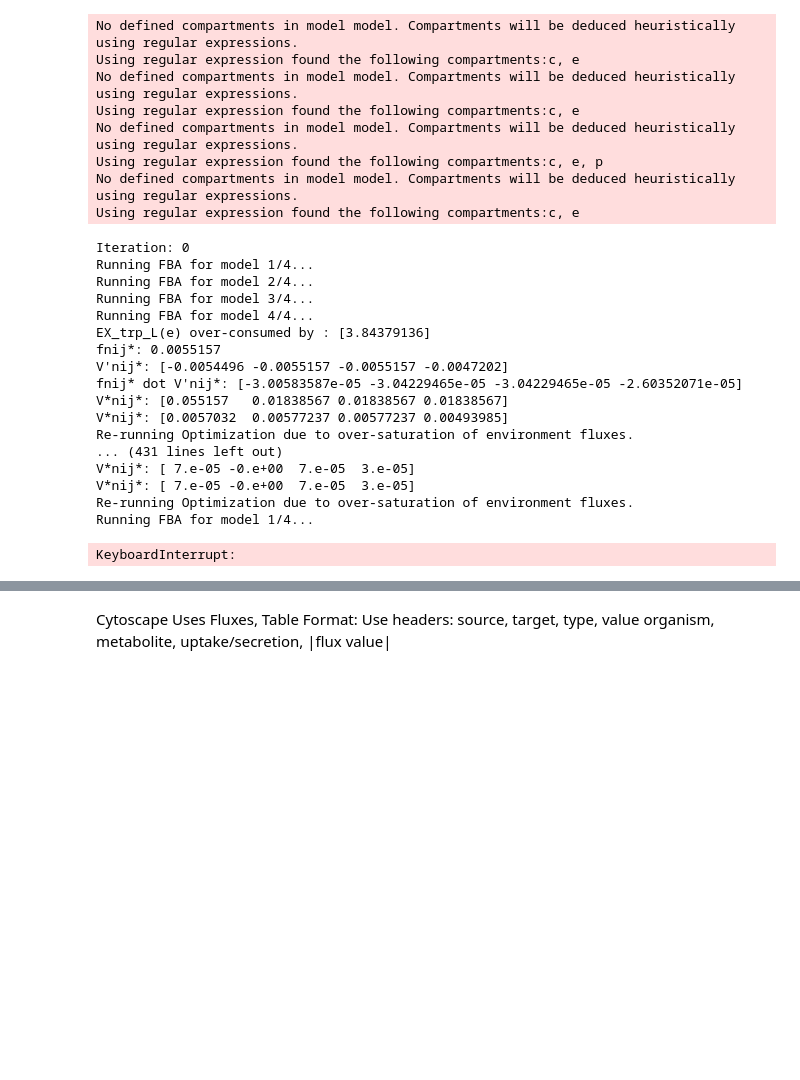
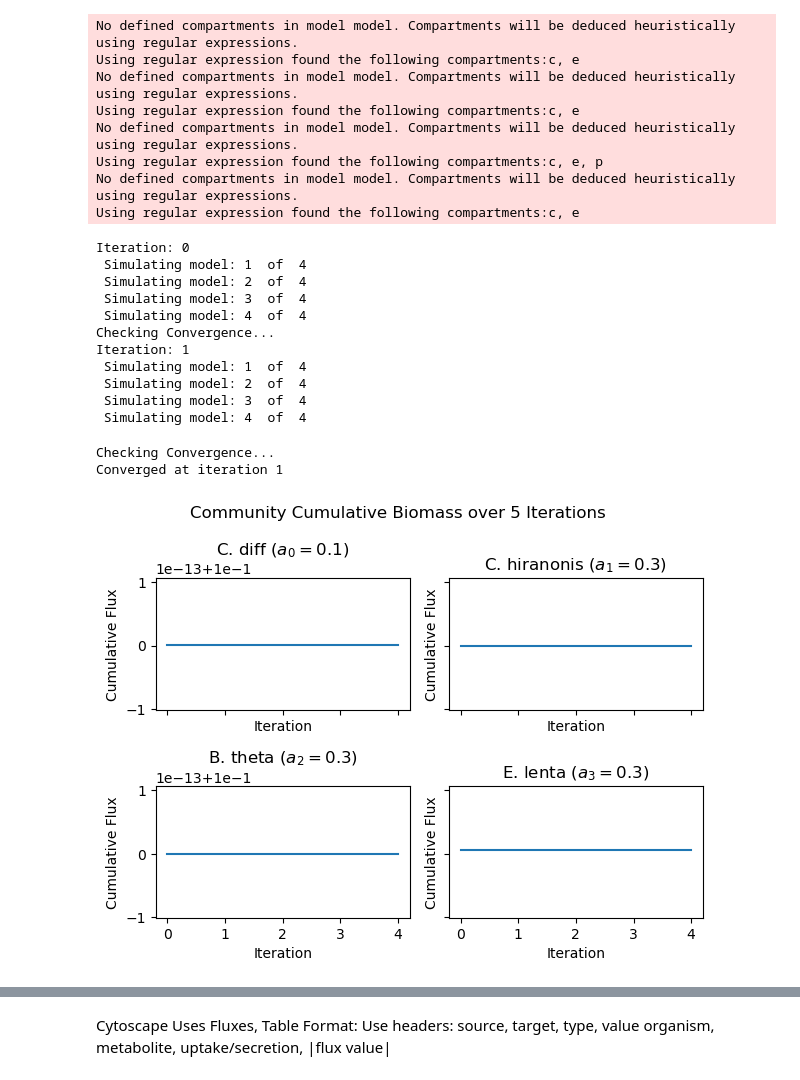
Before and after one commit to m-3-lab/iiFBA, a Jupyter notebook: Examples/iifba_utilization.ipynb, the cells around one changed output, grey strips where cells are left out. Saved outputs shown, nothing was run; the diff lists cells and outputs as text; code cells hidden in the pictures; blank space fills up the shorter version.

```diff
--- a/Examples/iifba_utilization.ipynb
+++ b/Examples/iifba_utilization.ipynb
@@ -895,50 +784,43 @@ Using regular expression found the following compartments:c, e
 # %%
 import iifba
 from matplotlib import pyplot as plt
 
 # # initialize community
-community = iifba.Community([CD, CH, BT, EL], media=.1, # minimal media
-							iters=5, rel_abund=[0.1, 0.3, 0.3, 0.3], # unequal similar to Hromada et al.
-							objective="pfba",
-							early_stop=True,
-							v=True)
+community = iifba.iifbaObject([CD, CH, BT, EL], media=.1, # minimal media
+							rel_abund=[0.1, 0.3, 0.3, 0.3]) # unequal similar to Hromada et al.
 
 # # run iterations
-media_flux, org_flux = community.iifba() # you can also change some of the above parameters here
+media_flux, org_flux = community.run_iifba(iters=5, method="pfba", early_stop=True, v=True) # early stopping simply checks if there are ANY changes in the media and quits if not
 
 #plot model results
 fig, ax = plt.subplots(2,2, sharey=True, sharex=True)
 ax[0, 0] = iifba.iifba_vis(org_flux.loc[0, :]["EX_biomass(e)"], ax=ax[0, 0])
 ax[0, 1] = iifba.iifba_vis(org_flux.loc[1, :]["EX_biomass(e)"], ax=ax[0, 1])
 ax[1, 0] = iifba.iifba_vis(org_flux.loc[2, :]["EX_biomass(e)"], ax=ax[1, 0])
 ax[1, 1] = iifba.iifba_vis(org_flux.loc[3, :]["EX_biomass(e)"], ax=ax[1, 1])
 
 # set titles for readability
 ax[0, 0].set_title(f"C. diff ($a_0 = 0.1$)")
 ax[0, 1].set_title(f"C. hiranonis ($a_1 = 0.3$)")
 ax[1, 0].set_title(f"B. theta ($a_2 = 0.3$)")
 ax[1, 1].set_title(f"E. lenta ($a_3 = 0.3$)")
 fig.suptitle(f"Community Cumulative Biomass over {community.iters} Iterations")
 fig.tight_layout()
 # %% [output]
 Iteration: 0
-Running FBA for model 1/4...
-Running FBA for model 2/4...
-Running FBA for model 3/4...
-Running FBA for model 4/4...
-EX_trp_L(e) over-consumed by : [3.84379136]
-fnij*: 0.0055157
-V'nij*: [-0.0054496 -0.0055157 -0.0055157 -0.0047202]
-fnij* dot V'nij*: [-3.00583587e-05 -3.04229465e-05 -3.04229465e-05 -2.60352071e-05]
-V*nij*: [0.055157   0.01838567 0.01838567 0.01838567]
-V*nij*: [0.0057032  0.00577237 0.00577237 0.00493985]
-Re-running Optimization due to over-saturation of environment fluxes.
-... (431 lines left out)
-V*nij*: [ 7.e-05 -0.e+00  7.e-05  3.e-05]
-V*nij*: [ 7.e-05 -0.e+00  7.e-05  3.e-05]
-Re-running Optimization due to over-saturation of environment fluxes.
-Running FBA for model 1/4...
+ Simulating model: 1  of  4
+ Simulating model: 2  of  4
+ Simulating model: 3  of  4
+ Simulating model: 4  of  4
+Checking Convergence...
+Iteration: 1
+ Simulating model: 1  of  4
+ Simulating model: 2  of  4
+ Simulating model: 3  of  4
+ Simulating model: 4  of  4
-KeyboardInterrupt:
+Checking Convergence...
+Converged at iteration 1
+[figure, added]
 # %%
 community.env_fluxes
 # %% [output]
```
Also changed, not shown: parts of 17 cells of this notebook, 2 other files.
